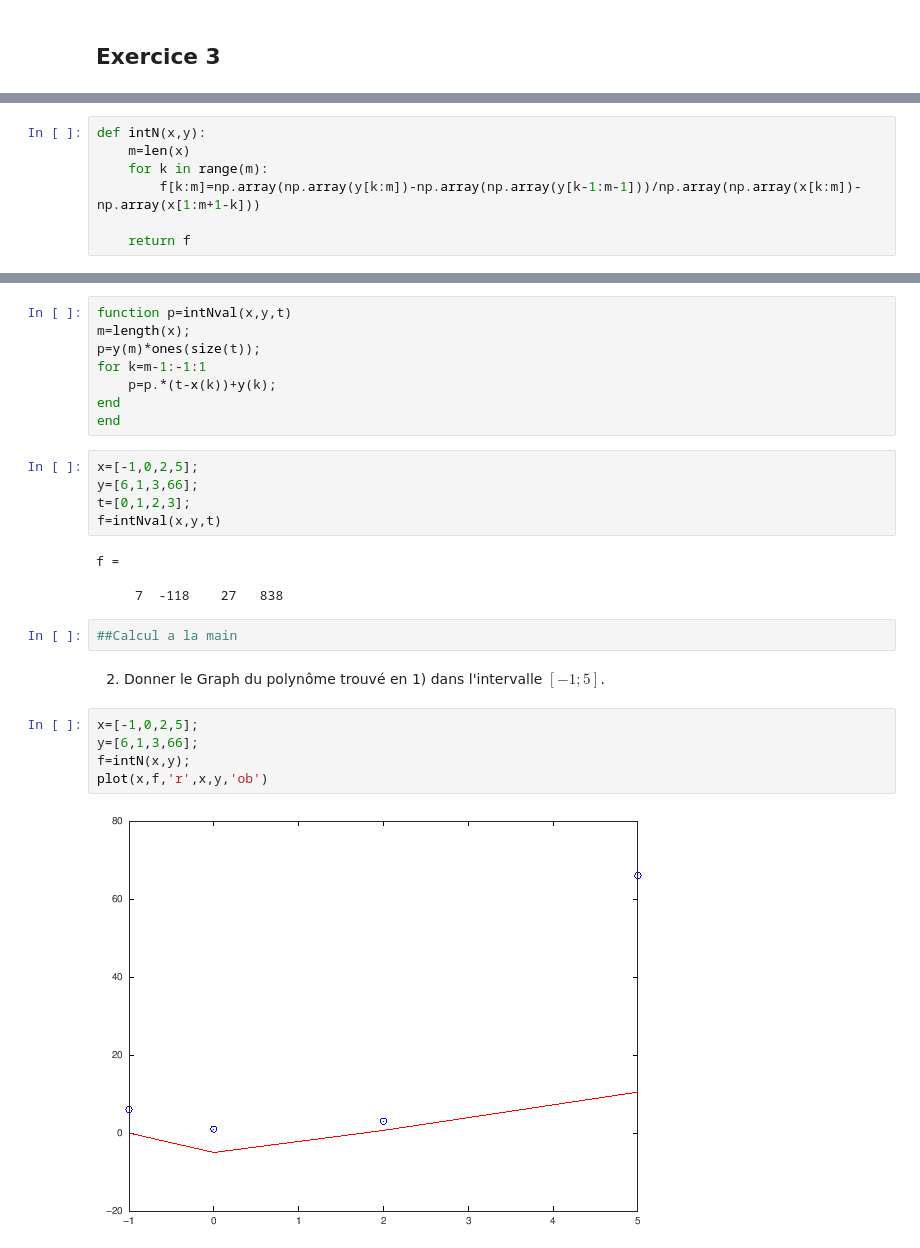
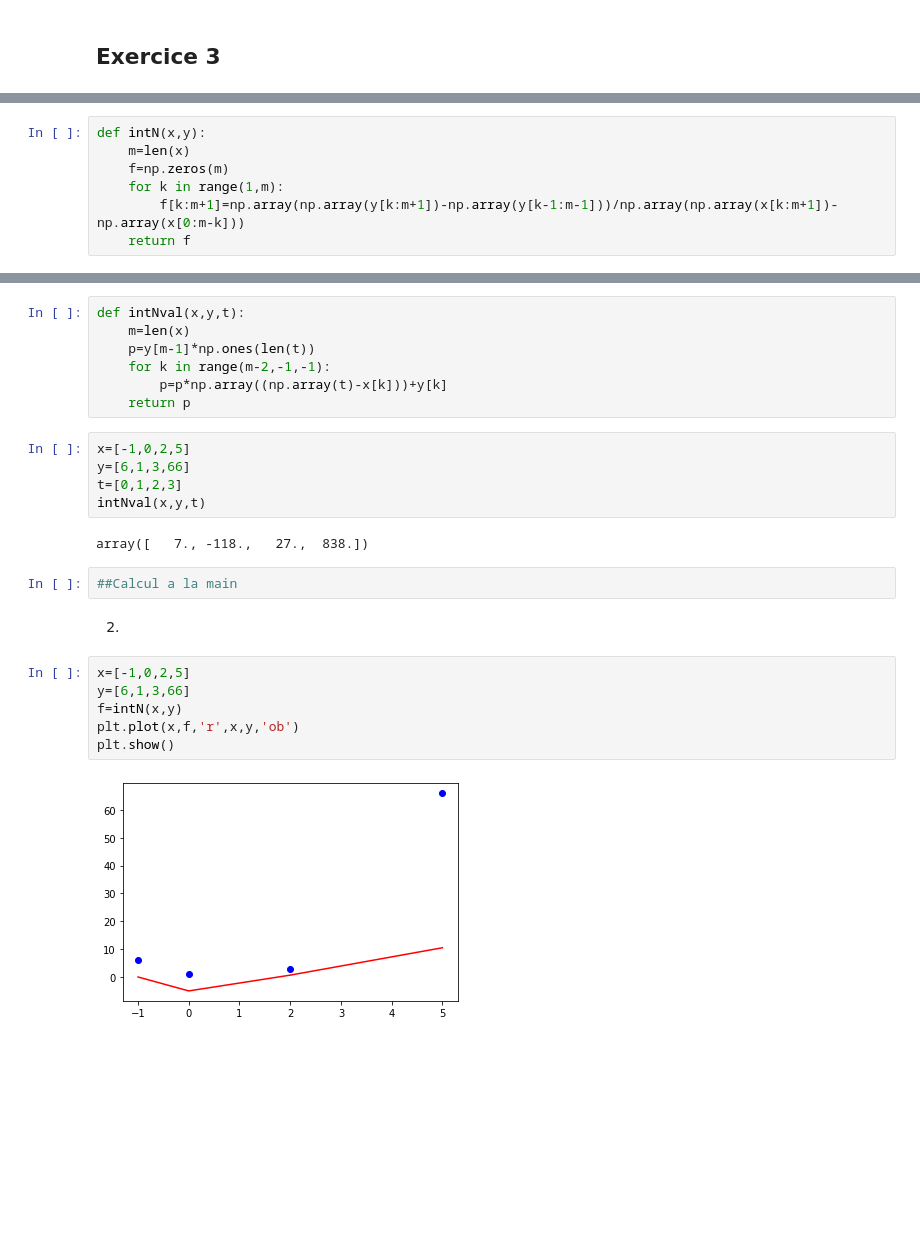
Before and after one commit to rahmafeidi/analyse-numerique, a Jupyter notebook: tp2/tp2-RahmaFeidi-2DNI2.ipynb, the cells around one changed output, grey strips where cells are left out. Saved outputs shown, nothing was run; the diff lists cells and outputs as text; blank space fills up the shorter version.

```diff
--- a/tp2/tp2-RahmaFeidi-2DNI2.ipynb
+++ b/tp2/tp2-RahmaFeidi-2DNI2.ipynb
@@ -293,7 +257,7 @@ end
 # %%
 def intN(x,y):
     m=len(x)
-    for k in range(m):
-        f[k:m]=np.array(np.array(y[k:m])-np.array(np.array(y[k-1:m-1]))/np.array(np.array(x[k:m])-np.array(x[1:m+1-k]))
-
+    f=np.zeros(m)
+    for k in range(1,m):
+        f[k:m+1]=np.array(np.array(y[k:m+1])-np.array(y[k-1:m-1]))/np.array(np.array(x[k:m+1])-np.array(x[0:m-k]))
     return f
@@ -308,28 +270,26 @@ ValueError: operands could not be broadcast together with shapes (4,) (0,)
 # %%
-function p=intNval(x,y,t)
-m=length(x);
-p=y(m)*ones(size(t));
-for k=m-1:-1:1
-    p=p.*(t-x(k))+y(k);
-end
-end
+def intNval(x,y,t):
+    m=len(x)
+    p=y[m-1]*np.ones(len(t))
+    for k in range(m-2,-1,-1):
+        p=p*np.array((np.array(t)-x[k]))+y[k]
+    return p
 # %%
-x=[-1,0,2,5];
-y=[6,1,3,66];
-t=[0,1,2,3];
-f=intNval(x,y,t)
+x=[-1,0,2,5]
+y=[6,1,3,66]
+t=[0,1,2,3]
+intNval(x,y,t)
 # %% [output]
-f =
-
-     7  -118    27   838
+array([   7., -118.,   27.,  838.])
 # %%
 ##Calcul a la main
-# %% [markdown]
-2) Donner le Graph du polynôme trouvé en 1) dans l'intervalle $[-1;5]$.
+# %% [markdown]
+2)
 # %%
-x=[-1,0,2,5];
-y=[6,1,3,66];
-f=intN(x,y);
-plot(x,f,'r',x,y,'ob')
+x=[-1,0,2,5]
+y=[6,1,3,66]
+f=intN(x,y)
+plt.plot(x,f,'r',x,y,'ob')
+plt.show()
 # %% [output]
-[figure, old version]
+[figure, new version]
```
Also changed, not shown: parts of 14 cells of this notebook.
